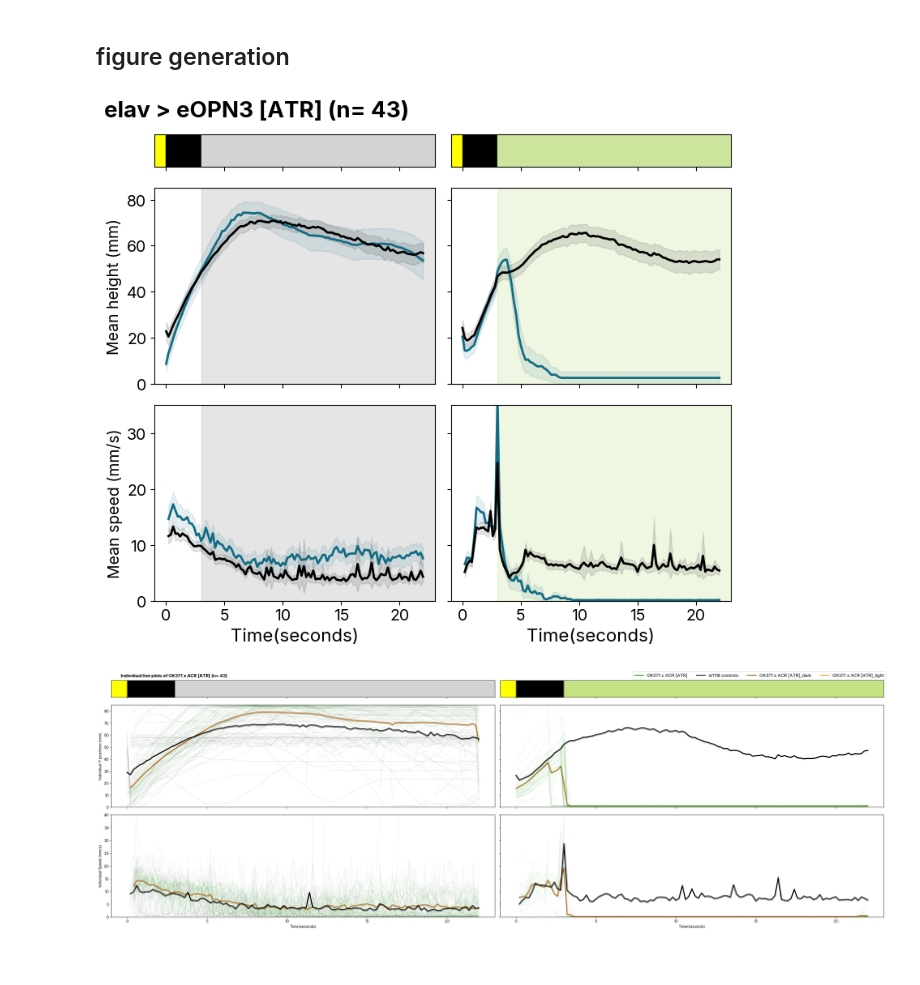
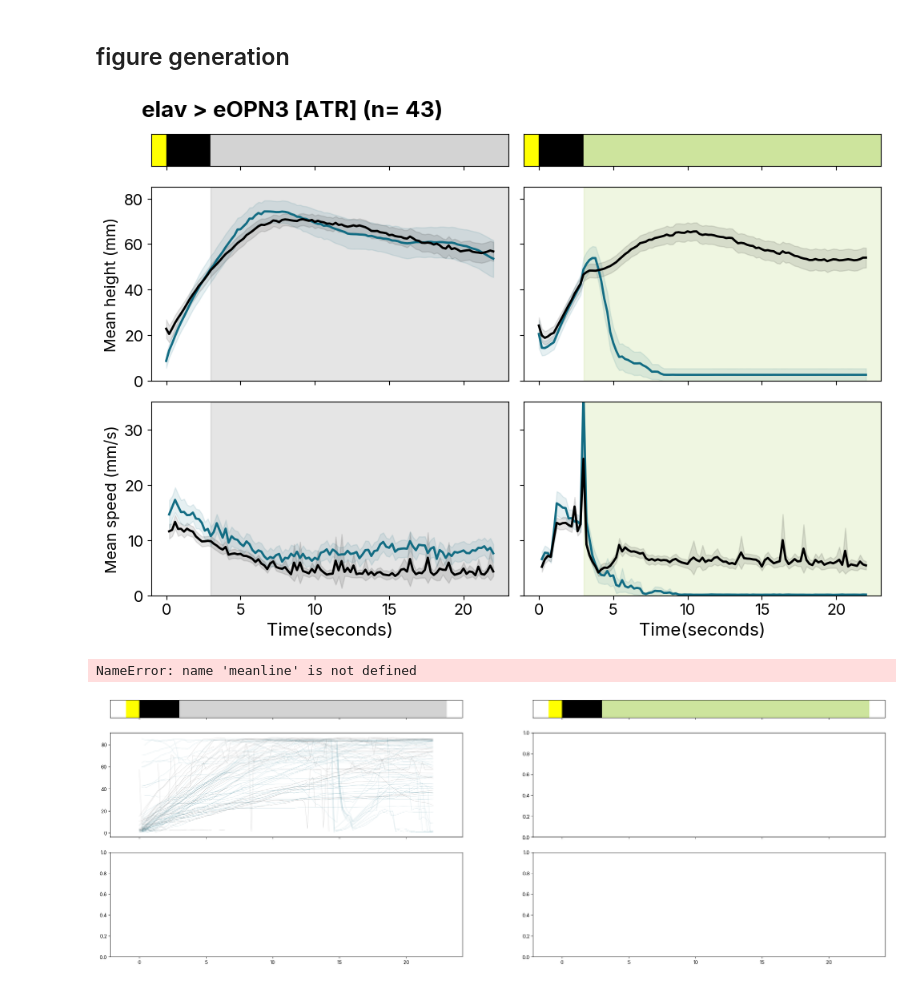
Before and after one commit to lnicole08/deltaG_screen, a Jupyter notebook: Generic line plots - figures.ipynb, the cells around one changed output. Cells and saved outputs as stored; diff of their text form; code cells hidden in the pictures.

```diff
--- a/Generic line plots - figures.ipynb
+++ b/Generic line plots - figures.ipynb
@@ -77,7 +74,7 @@ workcomp = "C:\\Users\\User"
 laptop = "C:\\Users\\lnico"
 officecomp = "C:\\Users\\Star"
 homecomp = "D:"
-specifiedpath = workcomp
+specifiedpath = homecomp
 
 #Comment depending on project type
 
@@ -171,7 +168,7 @@ df_rrrec = pd.concat([df_re[(df_re['ExperimentState']== 'Recovery')], df_rw[(df_
 ## figure generation
 # %%
 import matplotlib.patches as patches
-figfirstplot, axs = plt.subplots(3, 2, figsize=(8, 7 ),sharex = "col", sharey = "row", gridspec_kw={'height_ratios': [1,6,6]}) #sharey = row
+figfirstplot, axs = plt.subplots(3, 2, figsize=(10, 7 ),sharex = "col", sharey = "row", gridspec_kw={'height_ratios': [1,6,6]}) #sharey = row
 
 
 df3 = removingextraline(df_meande)
@@ -192,8 +189,6 @@ if "ACR" in responder or "eOPN3" in responder:
     complight = "#de841f"
     responderrename = responder.replace("eOPN3", "AsOPN3")
     transgenicname = driver + " x " + responderrename
-
-
 
 
 elif "PdCO" in responder:
@@ -281,34 +276,34 @@ axs[2,1].set_yticks(np.arange(0, 36, 10))
 
 axs[2,0].set_xlabel('Time(seconds)', fontsize=16)
 axs[2,1].set_xlabel('Time(seconds)', fontsize=16)
 
 
 # axs[2,0].tick_params(axis='x', labelsize=14)
 # axs[2,1].tick_params(axis='x', labelsize=14)
 
 # axs[1,1].tick_params(axis='y', which='both', labelleft=True, labelsize=5)
 # axs[2,1].tick_params(axis='y', which='both', labelleft=True, labelsize=16)
 
 axs[1,0].tick_params(axis='both', labelsize=14)
 axs[2,0].tick_params(axis='both', labelsize=14)
 axs[2,1].tick_params(axis='both', labelsize=14)
 
 #Hide x labels and tick labels for top plots and y ticks for right plots.
 for ax in axs.flat:
     ax.label_outer()
     ax.set_xlim([-1,23])
 
 
 figfirstplot.suptitle(t = driver + " > " + responder  + " (n= " + str(nnumber) + ")", fontweight='bold', x = 0.25, fontsize = 20)
 
 figfirstplot.tight_layout()
 plt.rcParams['font.family'] = 'Inter'
 mpl.rcParams['svg.fonttype'] = 'none'
 
 figfirstplot.savefig(savefiglocation + "images\\" + transgenicname + "_lineplotforfigures_" + date + ".svg", bbox_inches='tight')
 #figfirstplot.show();
 # %% [output]
-[figure, old version]
+[figure, new version]
 # %%
 figthirdplot, axs = plt.subplots(3, 2, figsize=(30, 10 ),sharex = "col", gridspec_kw={'height_ratios': [1, 6, 6]}) #sharey = row
 
@@ -438,4 +433,5 @@ figthirdplot.tight_layout()
 
 figthirdplot.show()
 # %% [output]
+NameError: name 'meanline' is not defined
-[figure, old version]
+[figure, new version]
```
Also changed, not shown: parts of 2 cells of this notebook, 1 other file.
